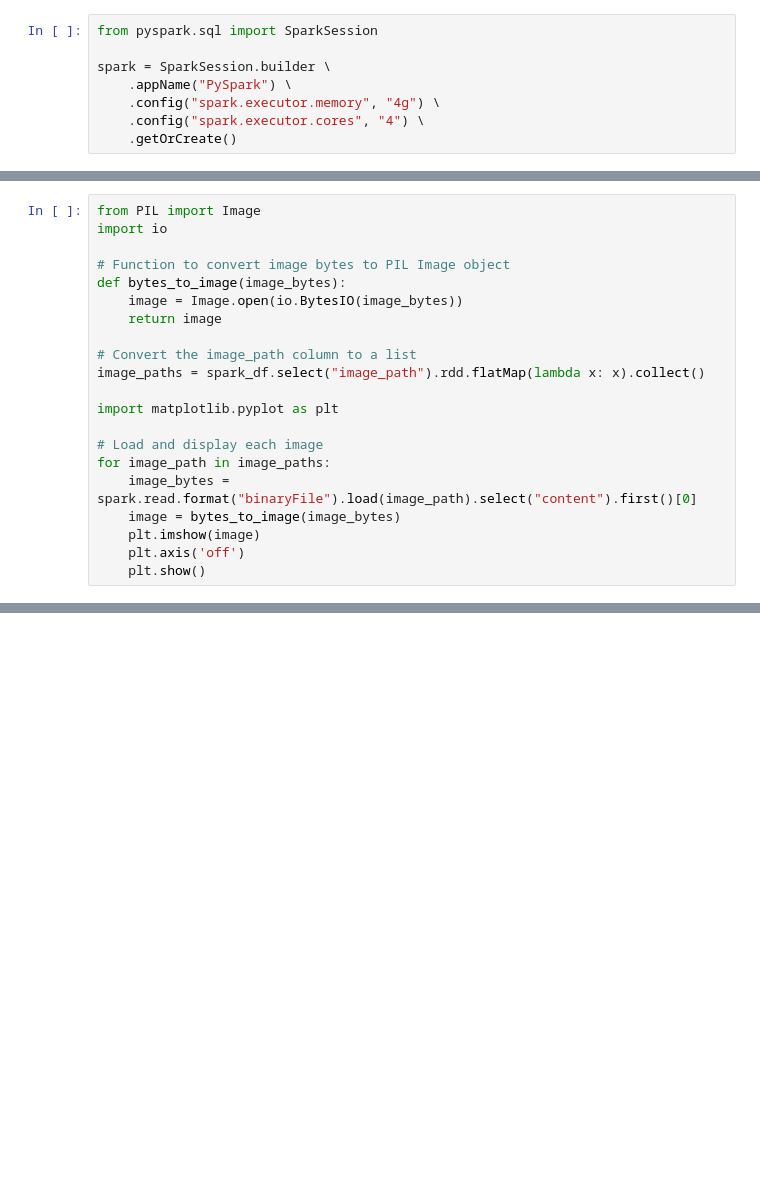
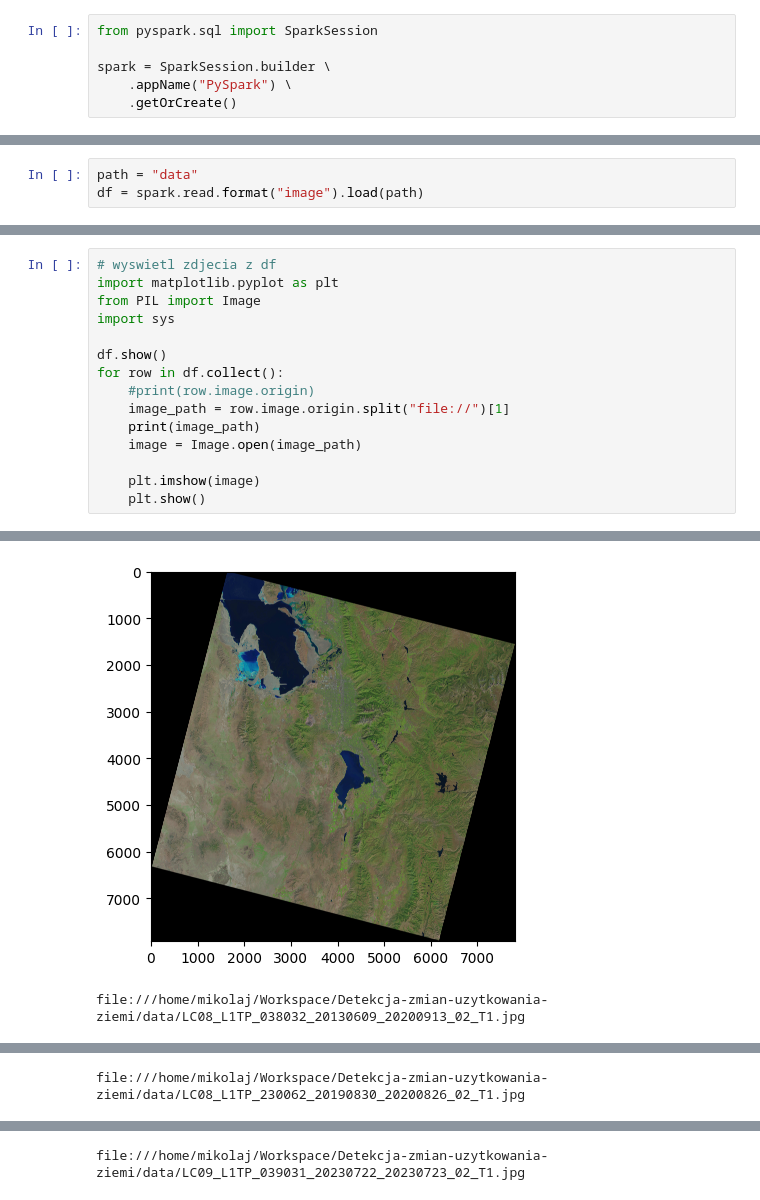
Before and after one commit to Morpheus1024/Detekcja-zmian-uzytkowania-ziemi, a Jupyter notebook: spark.ipynb, the cells around one changed output, grey strips where cells are left out. Saved outputs shown, nothing was run; the diff lists cells and outputs as text; blank space fills up the shorter version.

Commit message:
update spark - wyswietlanie zdjec

```diff
--- a/spark.ipynb
+++ b/spark.ipynb
@@ -3,6 +7,4 @@ from pyspark.sql import SparkSession
 
 spark = SparkSession.builder \
     .appName("PySpark") \
-    .config("spark.executor.memory", "4g") \
-    .config("spark.executor.cores", "4") \
     .getOrCreate()
@@ -135,21 +10,0 @@ dtype: int64
-# %%
-from PIL import Image
-import io
-
-# Function to convert image bytes to PIL Image object
-def bytes_to_image(image_bytes):
-    image = Image.open(io.BytesIO(image_bytes))
-    return image
-
-# Convert the image_path column to a list
-image_paths = spark_df.select("image_path").rdd.flatMap(lambda x: x).collect()
-
-import matplotlib.pyplot as plt
-
-# Load and display each image
-for image_path in image_paths:
-    image_bytes = spark.read.format("binaryFile").load(image_path).select("content").first()[0]
-    image = bytes_to_image(image_bytes)
-    plt.imshow(image)
-    plt.axis('off')
-    plt.show()
@@ -169,0 +13,3 @@ for image_path in image_paths:
+# %%
+path = "data"
+df = spark.read.format("image").load(path)
@@ -169,0 +22,16 @@ for image_path in image_paths:
+# %%
+# wyswietl zdjecia z df
+import matplotlib.pyplot as plt
+from PIL import Image
+import sys
+
+df.show()
+for row in df.collect():
+    #print(row.image.origin)
+    image_path = row.image.origin.split("file://")[1]
+    print(image_path)
+    image = Image.open(image_path)
+
+    plt.imshow(image)
+    plt.show()
+# %% [output]
@@ -169,0 +55,2 @@ for image_path in image_paths:
+[figure, added]
+file:///home/mikolaj/Workspace/Detekcja-zmian-uzytkowania-ziemi/data/LC08_L1TP_038032_20130609_20200913_02_T1.jpg
@@ -169,0 +58 @@ for image_path in image_paths:
+file:///home/mikolaj/Workspace/Detekcja-zmian-uzytkowania-ziemi/data/LC08_L1TP_230062_20190830_20200826_02_T1.jpg
@@ -169,0 +60 @@ for image_path in image_paths:
+file:///home/mikolaj/Workspace/Detekcja-zmian-uzytkowania-ziemi/data/LC09_L1TP_039031_20230722_20230723_02_T1.jpg
```
Also changed, not shown: parts of 12 cells of this notebook.
